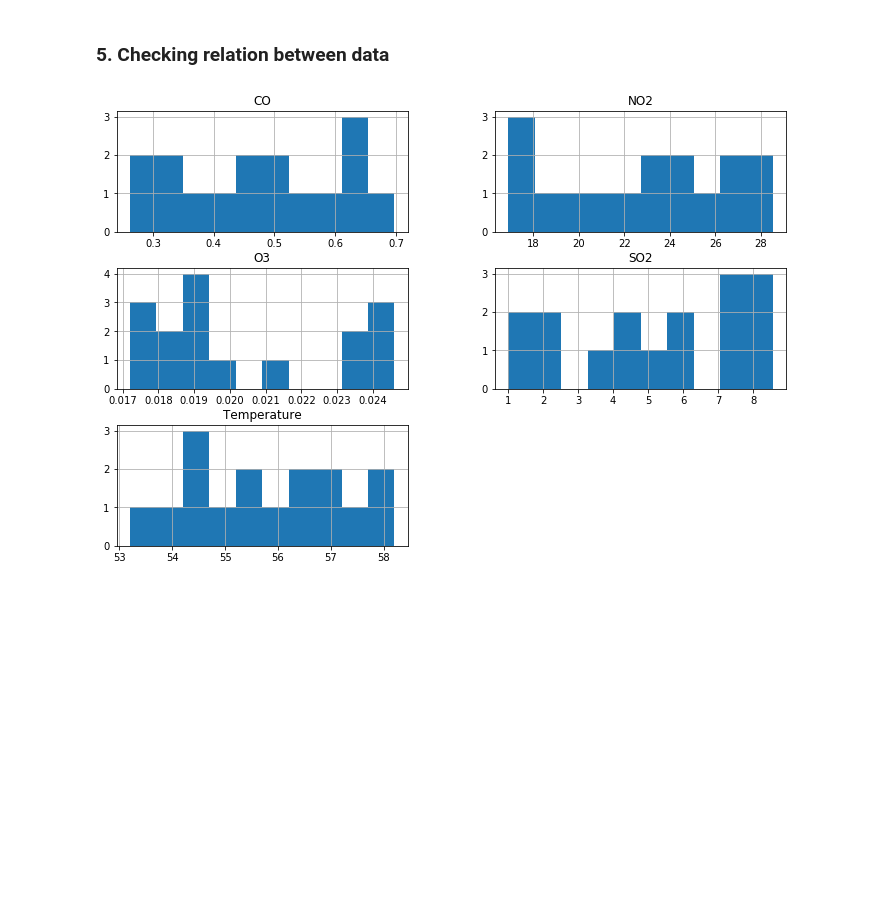
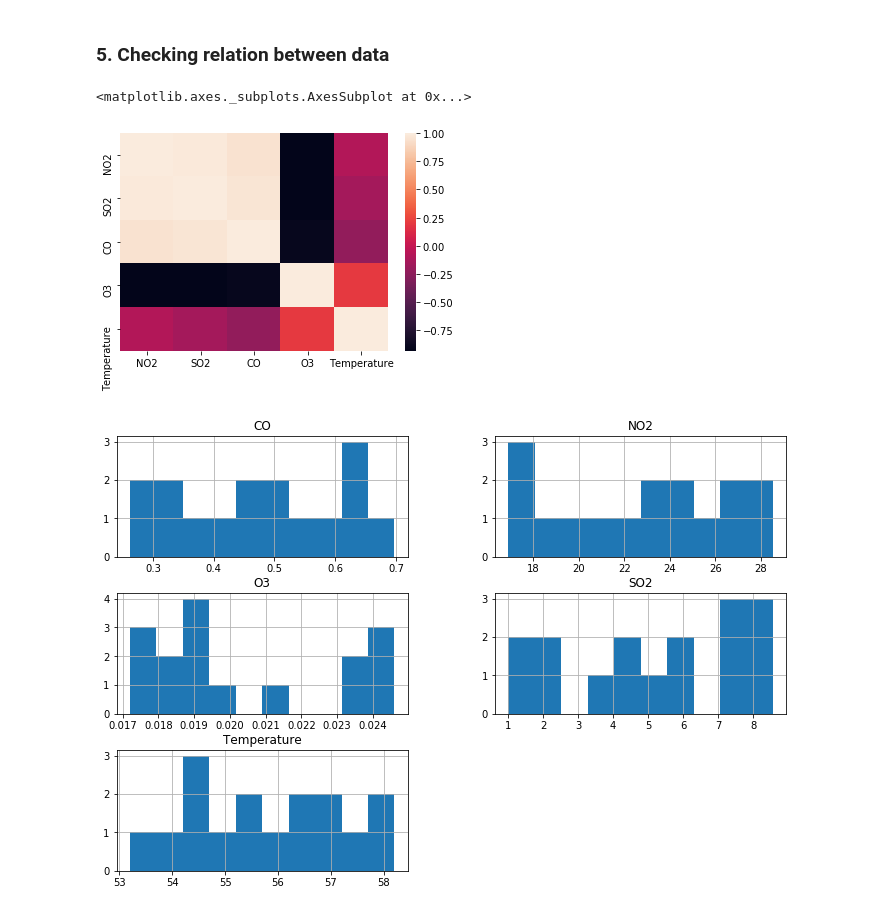
Before and after one commit to mehertech55/Climate-Change-Analysis, a Jupyter notebook: final_presentation - newYorkData.ipynb, the cells around one changed output. Saved outputs shown, nothing was run; the diff lists cells and outputs as text; code cells hidden in the pictures; blank space fills up the shorter version.

```diff
--- a/final_presentation - newYorkData.ipynb
+++ b/final_presentation - newYorkData.ipynb
@@ -99,6 +100,11 @@ data.corr()
 | Temperature | -0.083280 | -0.144046 | -0.227478 | 0.206532 | 1.000000 |
 # %% [markdown]
 <h3>5. Checking relation between data</h3>
+# %%
+sns.heatmap(data.corr())
+# %% [output]
+<matplotlib.axes._subplots.AxesSubplot at 0x...>
+[figure, added]
 # %%
 data[['NO2','SO2','CO','O3', 'Temperature']].hist(figsize=(12, 8))
 plt.show()
```
Also changed, not shown: parts of 2 cells of this notebook, 3 other files.
